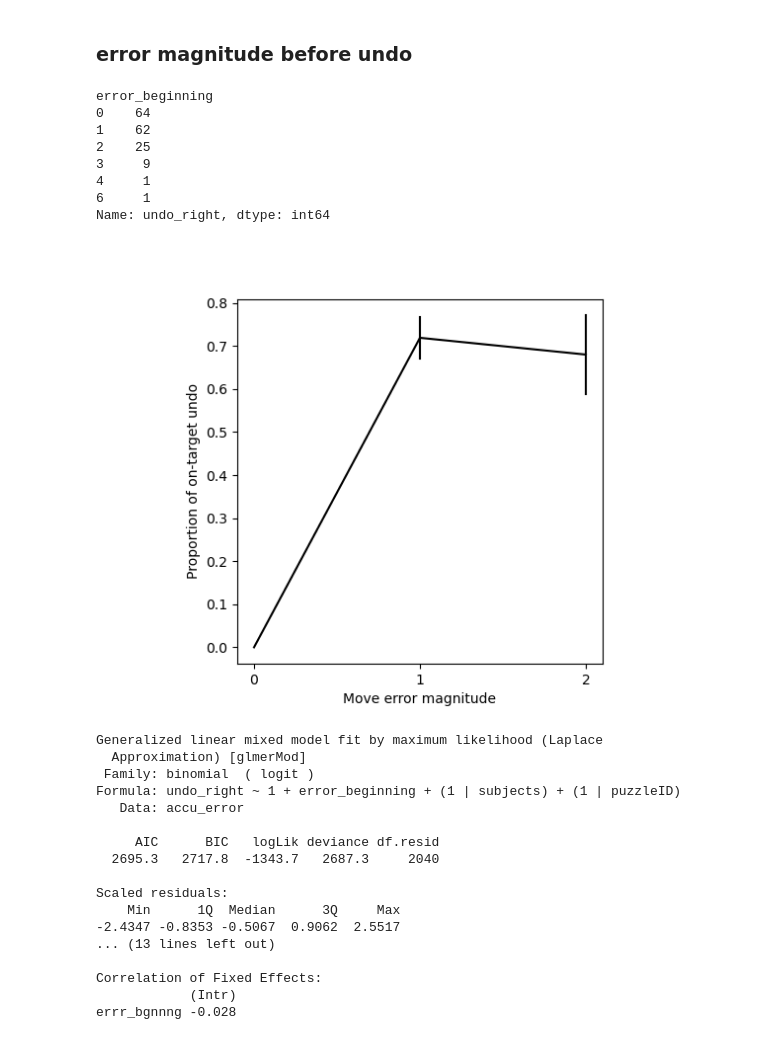
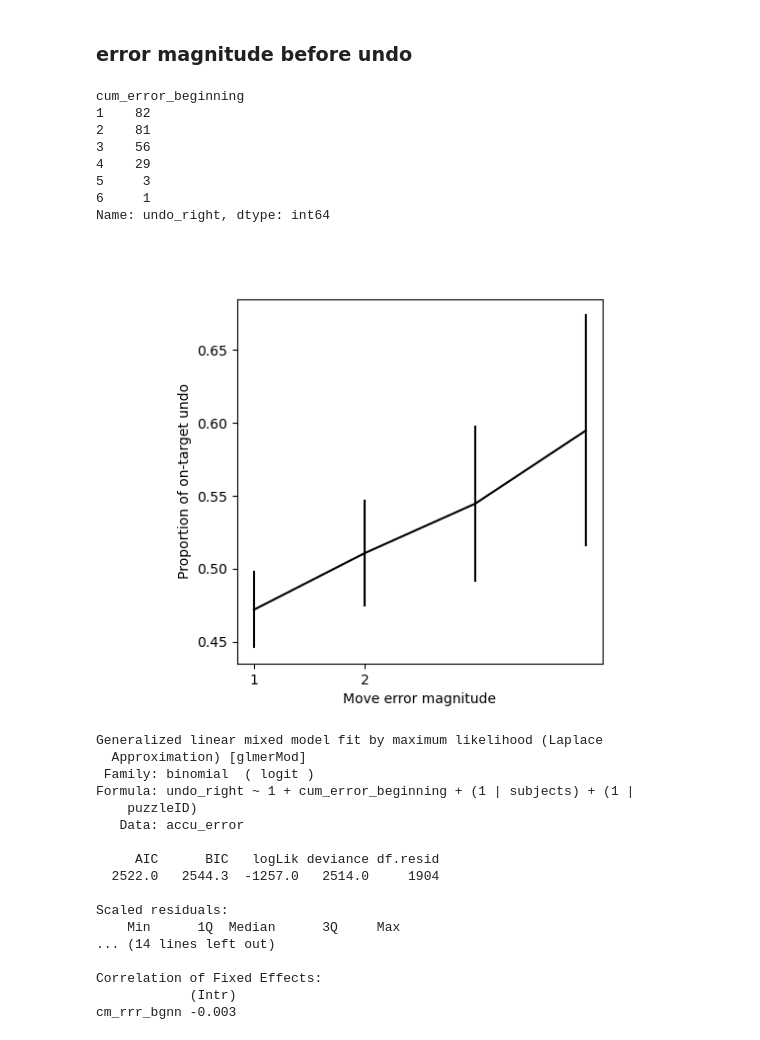
Before and after one commit to sherrybao222/Road_Construction, a Jupyter notebook: analysis/final_analysis/regression_error_undo_completion.ipynb, the cells around one changed output. Drawn from its saved outputs; the diff is of its cells as text; code cells hidden in the pictures.

Commit message:
update prediction on undo completion

```diff
--- a/analysis/final_analysis/regression_error_undo_completion.ipynb
+++ b/analysis/final_analysis/regression_error_undo_completion.ipynb
@@ -20,7 +28,7 @@ out_dir2 = home_dir + 'stat_model/final/'
 # %%
 data_choice_level = pd.read_csv(data_dir +  'choice_level/choicelevel_data.csv') # first column is index
 data_choice_level = data_choice_level.rename(columns={'Unnamed: 0':'index_copy'})
-data_choice_level = df_add_features(data_choice_level)
+data_choice_level = df_choice_add_features(data_choice_level)
 sc_data_choice_level = data_choice_level[data_choice_level['condition']==1].reset_index(drop=True)
 # %% [markdown]
 ### error magnitude before undo
@@ -30,37 +42,34 @@ accu_error = df_undo_start_end(sc_data_choice_level, condition)
 # %%
-accu_error['undo_right'] = (accu_error.category==1)
-accu_error['undo_too_many'] = (accu_error.category==0)
-accu_error['undo_too_few'] = (accu_error.category==2)
-
-undo_right_sub = accu_error.groupby(['subjects','error_beginning'])['undo_right'].mean().reset_index()
-undo_right_sub.groupby(['error_beginning'])['undo_right'].count()
+accu_error = accu_error[(accu_error.error_count_beginning<=1)&(accu_error.cum_error_beginning>0)]
+undo_right_sub = accu_error.groupby(['subjects','cum_error_beginning'])['undo_right'].mean().reset_index()
+undo_right_sub.groupby(['cum_error_beginning'])['undo_right'].count()
 # %% [output]
-error_beginning
-0    64
-1    62
-2    25
-3     9
-4     1
+cum_error_beginning
+1    82
+2    81
+3    56
+4    29
+5     3
 6     1
 Name: undo_right, dtype: int64
 # %%
 %matplotlib widget
 fig, axs = plt.subplots(1, 1)
 
-sns.lineplot(x='error_beginning', y='undo_right',
-                data = undo_right_sub[undo_right_sub.error_beginning<=2],
+sns.lineplot(x='cum_error_beginning', y='undo_right',
+                data = undo_right_sub[undo_right_sub.cum_error_beginning<=4],
                 color = 'black', #'#8da0cb'
                 err_style = "bars",
                 errorbar = "se")
 
-axs.set_xticks([0,1,2])
+axs.set_xticks([1,2])
 
 axs.set(xlabel='Move error magnitude', ylabel='Proportion of on-target undo')
 axs.set_aspect(1/axs.get_data_ratio())
 plt.show()
 fig.savefig(out_dir+'undo_right_error.png', dpi=300, bbox_inches='tight')
 # %% [output]
-[figure, old version]
+[figure, new version]
 # %%
 %%R -i accu_error,out_dir2
 accu_error$subjects <- as.factor(accu_error[,"subjects"])
@@ -68,7 +77,7 @@ accu_error$error_beginning <- scale(accu_error$error_beginning)
 accu_error$cum_error_beginning <- scale(accu_error$cum_error_beginning)
 accu_error$puzzleID <- as.factor(accu_error[,"puzzleID"])
 
-model_undo_right = lme4::glmer(undo_right ~  1 + error_beginning + (1 |subjects) + (1 | puzzleID),
+model_undo_right = lme4::glmer(undo_right ~  1 + cum_error_beginning + (1 |subjects) + (1 | puzzleID),
                                   data = accu_error,
                                   family = binomial(link="logit"))
 
@@ -80,17 +89,17 @@ summary(model_undo_right)
 Generalized linear mixed model fit by maximum likelihood (Laplace
   Approximation) [glmerMod]
  Family: binomial  ( logit )
-Formula: undo_right ~ 1 + error_beginning + (1 | subjects) + (1 | puzzleID)
+Formula: undo_right ~ 1 + cum_error_beginning + (1 | subjects) + (1 |
+    puzzleID)
    Data: accu_error
 
      AIC      BIC   logLik deviance df.resid
-  2695.3   2717.8  -1343.7   2687.3     2040
+  2522.0   2544.3  -1257.0   2514.0     1904
 
 Scaled residuals:
     Min      1Q  Median      3Q     Max
--2.4347 -0.8353 -0.5067  0.9062  2.5517
-... (13 lines left out)
+... (14 lines left out)
 
 Correlation of Fixed Effects:
             (Intr)
-errr_bgnnng -0.028
+cm_rrr_bgnn -0.003
```
Also changed, not shown: parts of 3 cells of this notebook, 2 other files.
